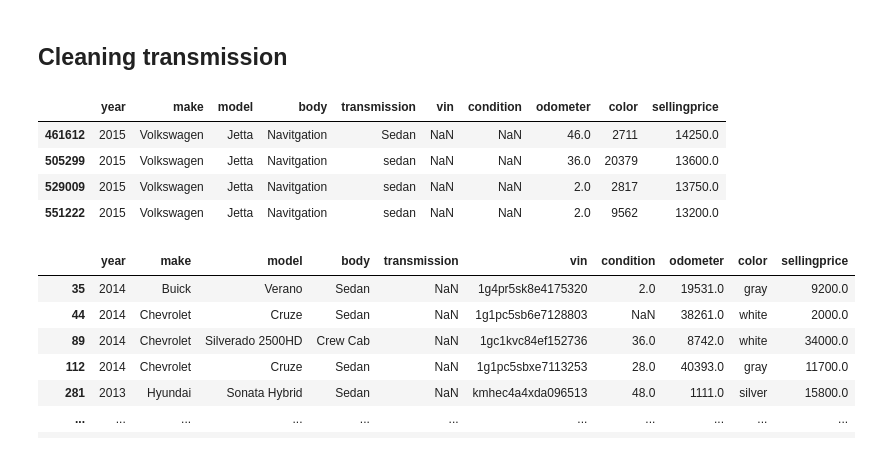
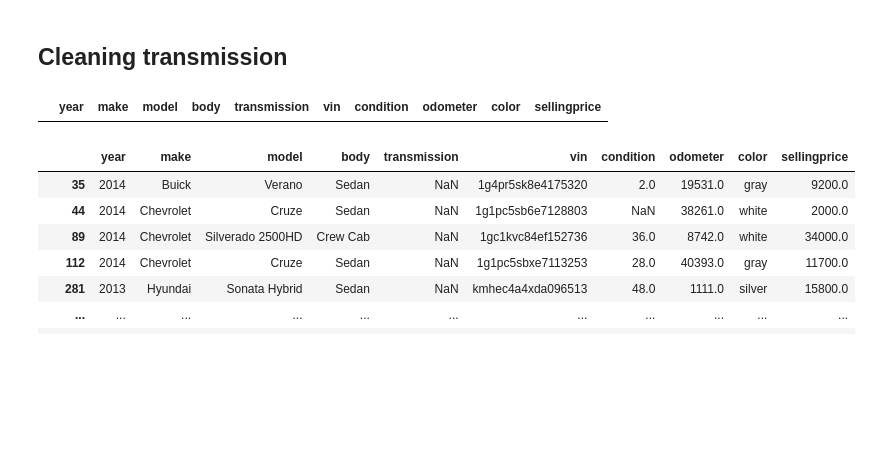
Before and after one commit to Mikaelow/Kaggle, a Jupyter notebook: car-analize.ipynb, the cells around one changed output. Saved outputs shown, nothing was run; the diff lists cells and outputs as text; code cells hidden in the pictures; blank space fills up the shorter version.

```diff
--- a/car-analize.ipynb
+++ b/car-analize.ipynb
@@ -49,22 +49,20 @@ vehicle_data_formated.drop(labels = ['interior','seller','trim','saledate','mmr'
 # %%
 #function to find transmission in columns
 def find_transmission(row):
     for record in row:
         if record == 'automatic' or record == 'manual':
             return record
     return row['transmission']
 #apply function and changing data
 vehicle_data_formated['transmission'] = vehicle_data.apply(find_transmission, axis=1)
-#checking what left
-wrong_transmision = vehicle_data_formated[(vehicle_data_formated['transmission'] != 'automatic') & (vehicle_data_formated['transmission'] != 'manual') & (
-vehicle_data_formated['transmission'].isna() !=True)]
+#checking what left in database
+wrong_transmision = vehicle_data_formated[(
+    vehicle_data_formated['transmission'] != 'automatic') & (
+    vehicle_data_formated['transmission'] != 'manual') & (
+    vehicle_data_formated['transmission'].isna() !=True)]
 wrong_transmision
 # %% [output]
 |  | year | make | model | body | transmission | vin | condition | odometer | color | sellingprice |
-| 461612 | 2015 | Volkswagen | Jetta | Navitgation | Sedan | NaN | NaN | 46.0 | 2711 | 14250.0 |
-| 505299 | 2015 | Volkswagen | Jetta | Navitgation | sedan | NaN | NaN | 36.0 | 20379 | 13600.0 |
-| 529009 | 2015 | Volkswagen | Jetta | Navitgation | sedan | NaN | NaN | 2.0 | 2817 | 13750.0 |
-| 551222 | 2015 | Volkswagen | Jetta | Navitgation | sedan | NaN | NaN | 2.0 | 9562 | 13200.0 |
 # %%
 # i'll delete it cuz there is a lot of missing data
 # creating index_transmision_to_delete
```
Also changed, not shown: parts of 11 cells of this notebook.
